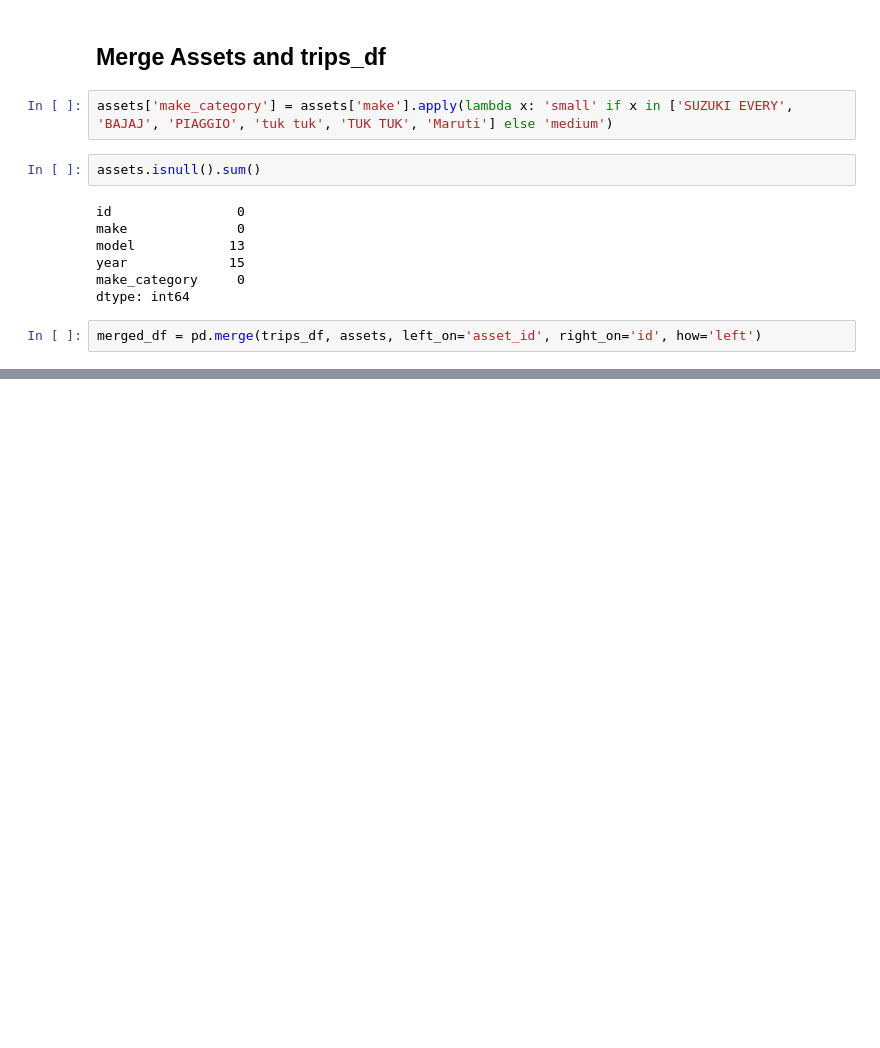
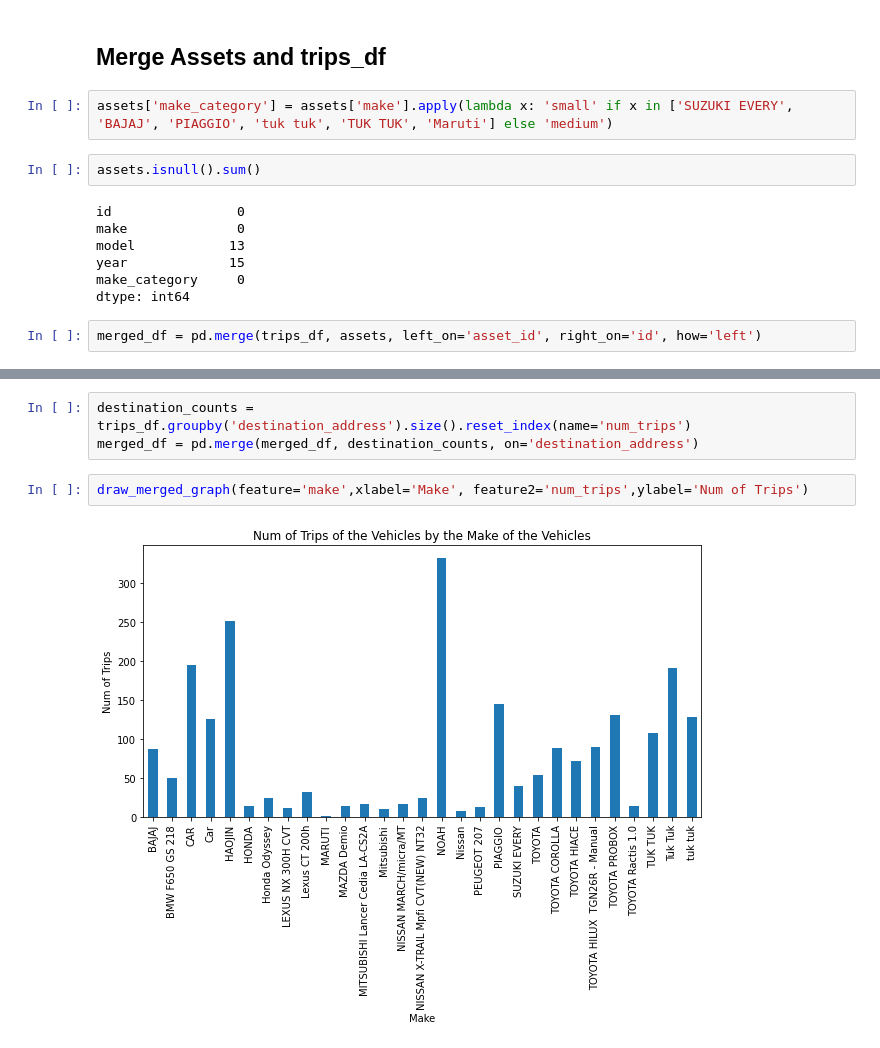
Before and after one commit to joykangangi/DataSciencePlayground, a Jupyter notebook: Yatsa_Analytics_EDA.ipynb, the cells around one changed output, grey strips where cells are left out. Saved outputs shown, nothing was run; the diff lists cells and outputs as text; blank space fills up the shorter version.

```diff
--- a/Yatsa_Analytics_EDA.ipynb
+++ b/Yatsa_Analytics_EDA.ipynb
@@ -599,0 +644,7 @@ merged_df.head()
+# %%
+destination_counts = trips_df.groupby('destination_address').size().reset_index(name='num_trips')
+merged_df = pd.merge(merged_df, destination_counts, on='destination_address')
+# %%
+draw_merged_graph(feature='make',xlabel='Make', feature2='num_trips',ylabel='Num of Trips')
+# %% [output]
+[figure, added]
```
Also changed, not shown: parts of 23 cells of this notebook.
